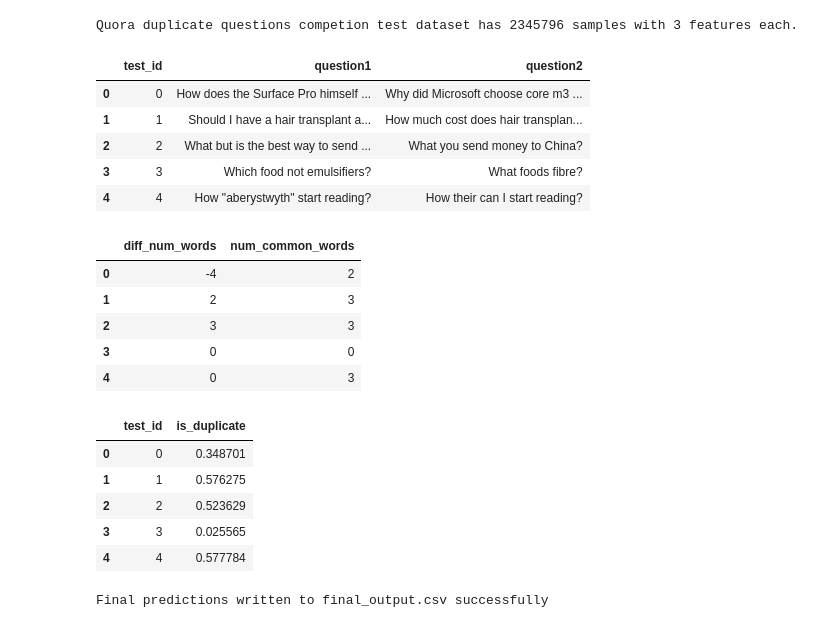
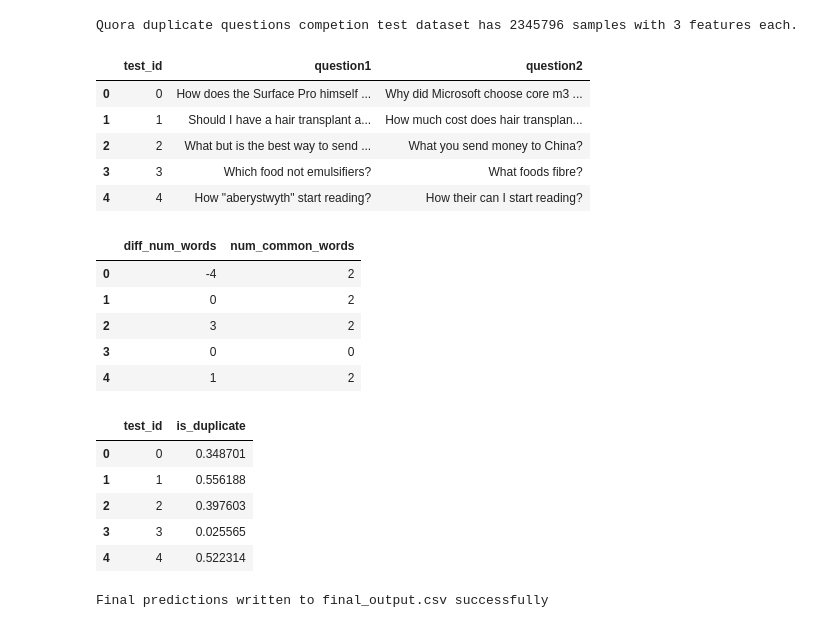
Before and after one commit to adammalpass/quora_duplicates, a Jupyter notebook: quora_duplicates.ipynb, the cells around one changed output. Saved outputs shown, nothing was run; the diff lists cells and outputs as text; code cells hidden in the pictures.

Commit message:
Correctly make competition test data lowercase too - not just training data

```diff
--- a/quora_duplicates.ipynb
+++ b/quora_duplicates.ipynb
@@ -354,29 +354,35 @@ except:
 # %% [output]
 Quora duplicate questions competion test dataset has 2345796 samples with 3 features each.
 # %%
+#Pre-process competition test data in same was as training data
 display(test_data.head())
 
+#Make all text lower case
+test_data["question1"] = test_data["question1"].apply(to_lower_case)
+test_data["question2"] = test_data["question2"].apply(to_lower_case)
+
+#Remove stop words
 test_data["question1"] = test_data["question1"].apply(remove_stop_words)
 test_data["question2"] = test_data["question2"].apply(remove_stop_words)
 
 test_data_features = pd.DataFrame()
 #test_data_features["diff_num_chars"] = test_data.apply(diff_num_chars, axis=1)
 test_data_features["diff_num_words"] = test_data.apply(diff_num_words, axis=1)
 test_data_features["num_common_words"] = test_data.apply(num_common_words, axis=1)
 display(test_data_features.head())
 # %% [output]
 |  | test_id | question1 | question2 |
 | 0 | 0 | How does the Surface Pro himself ... | Why did Microsoft choose core m3 ... |
 | 1 | 1 | Should I have a hair transplant a... | How much cost does hair transplan... |
 | 2 | 2 | What but is the best way to send ... | What you send money to China? |
 | 3 | 3 | Which food not emulsifiers? | What foods fibre? |
 | 4 | 4 | How "aberystwyth" start reading? | How their can I start reading? |
 |  | diff_num_words | num_common_words |
 | 0 | -4 | 2 |
-| 1 | 2 | 3 |
-| 2 | 3 | 3 |
+| 1 | 0 | 2 |
+| 2 | 3 | 2 |
 | 3 | 0 | 0 |
-| 4 | 0 | 3 |
+| 4 | 1 | 2 |
 # %%
 test_predictions = reg.predict(test_data_features)
 #print "Test_data_features shape: ", test_data_features.shape
@@ -390,10 +396,10 @@ display(final_output.head())
 # %% [output]
 |  | test_id | is_duplicate |
 | 0 | 0 | 0.348701 |
-| 1 | 1 | 0.576275 |
-| 2 | 2 | 0.523629 |
+| 1 | 1 | 0.556188 |
+| 2 | 2 | 0.397603 |
 | 3 | 3 | 0.025565 |
-| 4 | 4 | 0.577784 |
+| 4 | 4 | 0.522314 |
 # %%
 final_output.to_csv("final_output.csv", index = False)
 print "Final predictions written to final_output.csv successfully"
```
